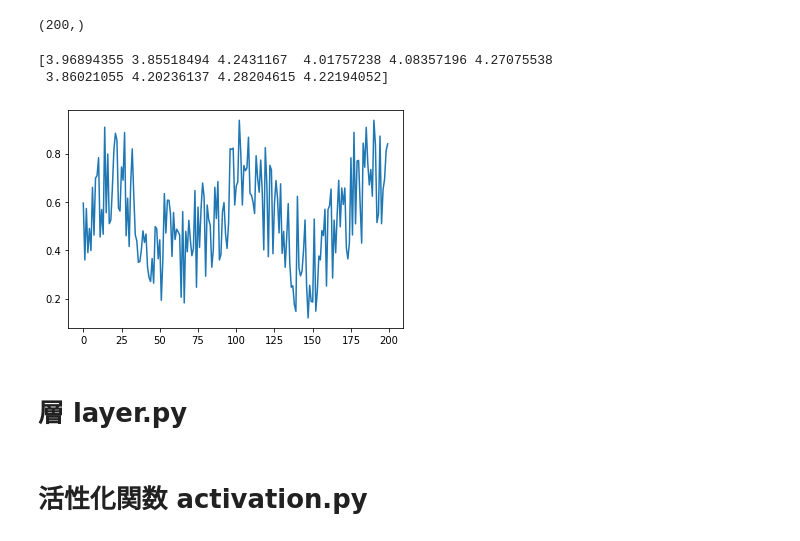
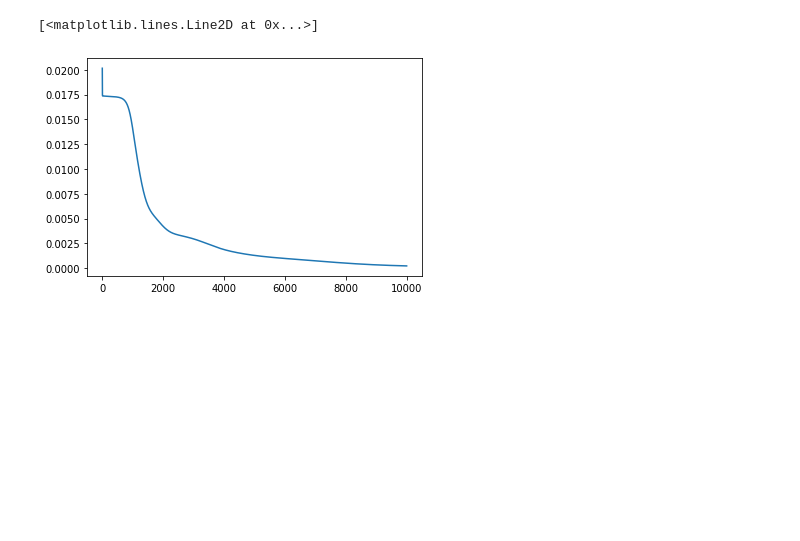
Before and after one commit to rrrrind/denoising-autoencoder, a Jupyter notebook: src/main.ipynb, the cells around one changed output. Saved outputs shown, nothing was run; the diff lists cells and outputs as text; code cells hidden in the pictures; blank space fills up the shorter version.

```diff
--- a/src/main.ipynb
+++ b/src/main.ipynb
@@ -28,0 +7,38 @@ class Wave(object):
+# %%
+from tqdm import tqdm
+import matplotlib.pyplot as plt
+
+import numpy as np
+from dataset import Wave
+
+from model import DAEModel
+from loss import LeastSquaresError
+from optim import GradientDescent
+
+def train(loop=10000,wave_num=100):
+    L = np.zeros(loop)
+
+    training_data_num = 50
+    test_data_num = 10
+
+    training_wave = Wave(training_data_num,wave_num)
+    test_wave = Wave(test_data_num,wave_num)
+
+    tr_org, tr_nois = training_wave.generate()
+    te_org, te_nois = test_wave.generate()
+
+    model = DAEModel([wave_num,80,wave_num])
+    loss_func = LeastSquaresError()
+    optim = GradientDescent(model,training_data_num,wave_num)
+
+    for i in tqdm(range(loop)):
+        middles, outputs = model.forward(tr_nois)
+        L[i] = loss_func.calc_loss(outputs,tr_org)
+        if i % 500 == 0:
+            test_middles, test_outputs = model.forward(te_nois)
+            print(loss_func.calc_loss(test_outputs,te_org))
+        optim.update(tr_nois,middles,outputs,tr_org,10)
+
+    return te_org, te_nois, test_outputs, L
+# %%
+te_org, te_nois, test_outputs, L = train(10000)
@@ -29,15 +59,6 @@ class Wave(object):
 # %%
 import matplotlib.pyplot as plt
-data = Wave(10)
-a, b = data.generate()
+plt.plot(L)
 # %% [output]
-(200,)
+[<matplotlib.lines.Line2D at 0x...>]
+[figure, added]
-# %%
-plt.plot(b[:,0])
-print(np.linalg.norm(a-b, ord=2, axis=0))
-# %% [output]
-[3.96894355 3.85518494 4.2431167  4.01757238 4.08357196 4.27075538
- 3.86021055 4.20236137 4.28204615 4.22194052]
-[figure, removed]
-# %% [markdown]
-# 層 layer.py
@@ -71,2 +64,0 @@ class FullyConnectedLayer(object):
-# %% [markdown]
-# 活性化関数 activation.py
```
Also changed, not shown: parts of 15 cells of this notebook, 4 other files.
